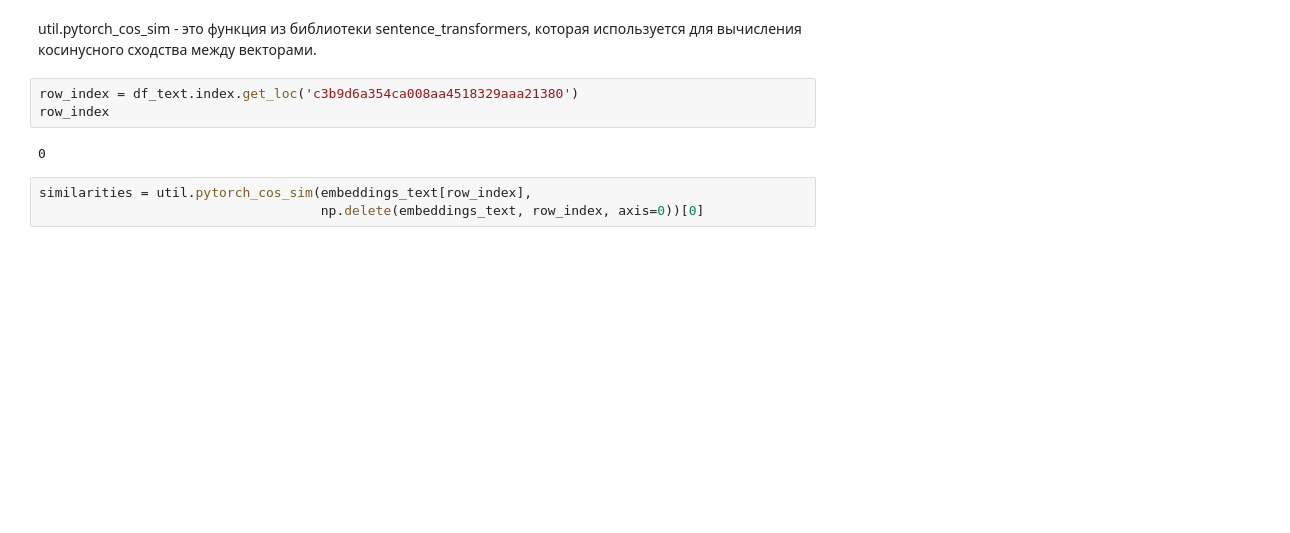
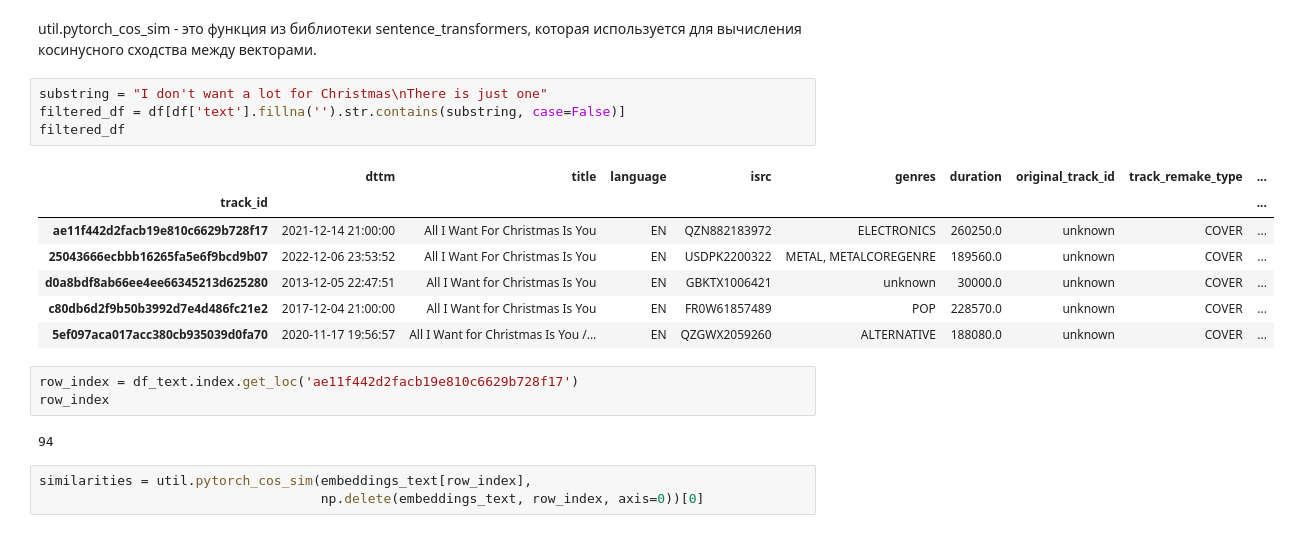
Before and after one commit to Asket-on/Hackathon-DS-Yandex-Music-2023-10-23, a Jupyter notebook: Hackathon_DS_Yandex_Music_2023_10_23.ipynb, the cells around one changed output. Cells and saved outputs as stored; diff of their text form; blank space fills up the shorter version.

```diff
--- a/Hackathon_DS_Yandex_Music_2023_10_23.ipynb
+++ b/Hackathon_DS_Yandex_Music_2023_10_23.ipynb
@@ -678,11 +676,23 @@ len(embeddings_title)
 #np.save(f'{file_path}embeddings_title', embeddings_title)
 # %% [markdown]
 util.pytorch_cos_sim - это функция из библиотеки sentence_transformers, которая используется для вычисления косинусного сходства между векторами.
+# %%
+substring = "I don't want a lot for Christmas\nThere is just one"
+filtered_df = df[df['text'].fillna('').str.contains(substring, case=False)]
+filtered_df
+# %% [output]
+|  | dttm | title | language | isrc | genres | duration | original_track_id | track_remake_type | ... |
+| track_id |  |  |  |  |  |  |  |  | ... |
+| ae11f442d2facb19e810c6629b728f17 | 2021-12-14 21:00:00 | All I Want For Christmas Is You | EN | QZN882183972 | ELECTRONICS | 260250.0 | unknown | COVER | ... |
+| 25043666ecbbb16265fa5e6f9bcd9b07 | 2022-12-06 23:53:52 | All I Want For Christmas Is You | EN | USDPK2200322 | METAL, METALCOREGENRE | 189560.0 | unknown | COVER | ... |
+| d0a8bdf8ab66ee4ee66345213d625280 | 2013-12-05 22:47:51 | All I Want for Christmas Is You | EN | GBKTX1006421 | unknown | 30000.0 | unknown | COVER | ... |
+| c80db6d2f9b50b3992d7e4d486fc21e2 | 2017-12-04 21:00:00 | All I Want for Christmas Is You | EN | FR0W61857489 | POP | 228570.0 | unknown | COVER | ... |
+| 5ef097aca017acc380cb935039d0fa70 | 2020-11-17 19:56:57 | All I Want for Christmas Is You /... | EN | QZGWX2059260 | ALTERNATIVE | 188080.0 | unknown | COVER | ... |
 # %%
-row_index = df_text.index.get_loc('c3b9d6a354ca008aa4518329aaa21380')
+row_index = df_text.index.get_loc('ae11f442d2facb19e810c6629b728f17')
 row_index
 # %% [output]
-0
+94
 # %%
 similarities = util.pytorch_cos_sim(embeddings_text[row_index],
                                     np.delete(embeddings_text, row_index, axis=0))[0]
```
Also changed, not shown: parts of 22 cells of this notebook.
